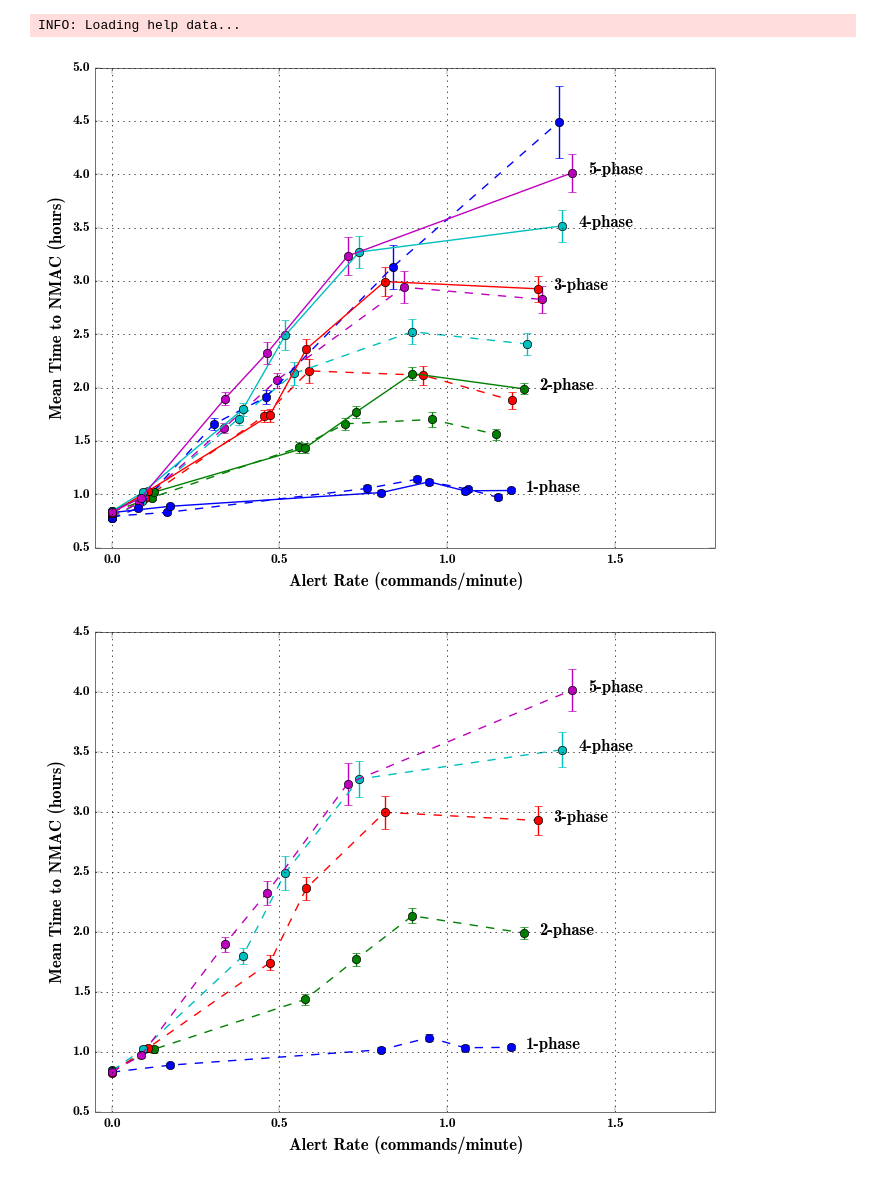
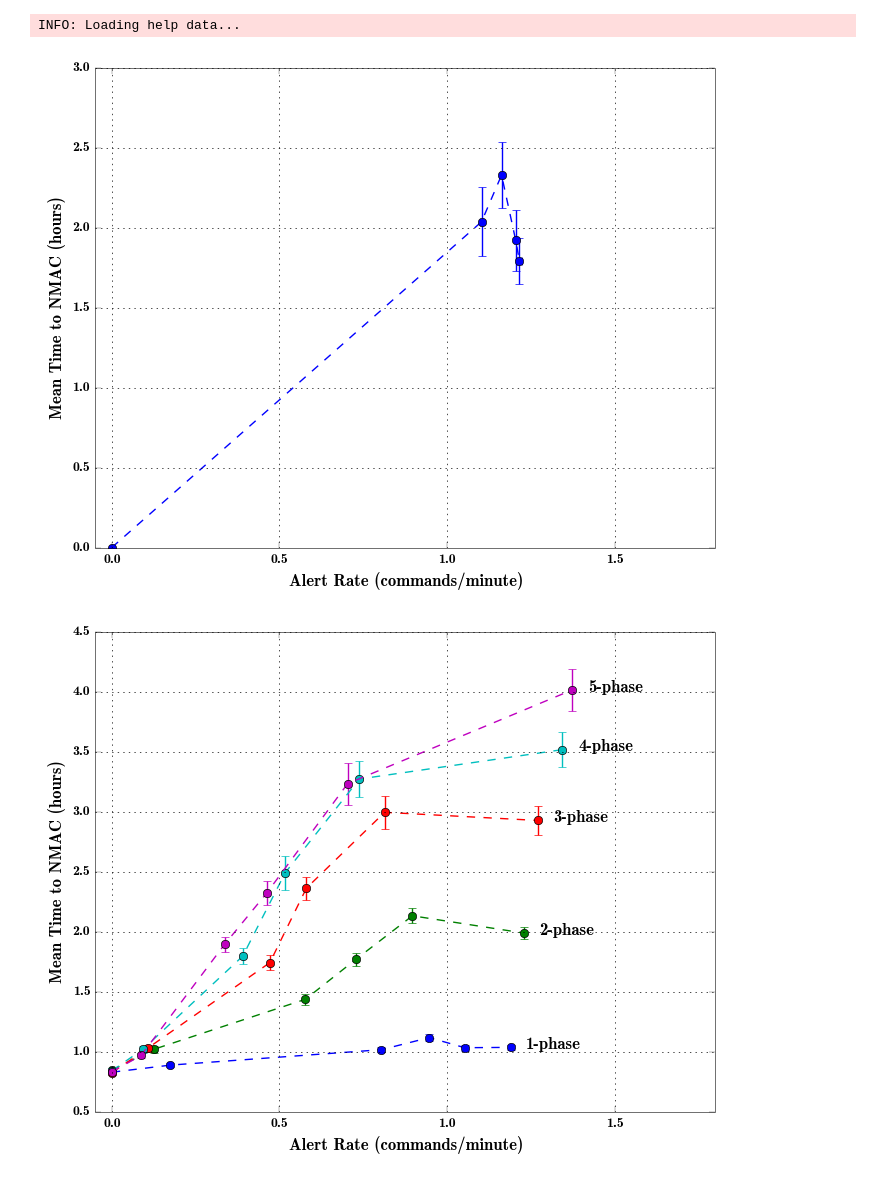
Before and after one commit to sisl/autoATC, a Jupyter notebook: CDC_3Dresults.ipynb, the cells around one changed output. Cells and saved outputs as stored; diff of their text form; code cells hidden in the pictures.

```diff
--- a/CDC_3Dresults.ipynb
+++ b/CDC_3Dresults.ipynb
@@ -38,14 +38,17 @@ N = size(data[1]["flightTimes"],3)
 # "flightTimes", flightTimes, "tTotals", tTotals, "nNMACcounts", nNMACcounts);
 # %%
 linestyle = ["--","-"]
-for (idx, policy_prefix) in enumerate(["greedyRandom_", ""])
+for (idx, policy_prefix) in enumerate([""])
     gca()[:set_color_cycle](["b","g", "r","c","m"])
 
-    if idx == 1
-        data = {load("./results/"*policy_prefix*"new_3DSimResults_n"*string(n)*".jld") for n in 1:6};
-    else
-        data = {load("./results/"*policy_prefix*"new_3DSimResults_n"*string(n)*".jld") for n in 1:5};
-    end
+#     if idx == 1
+#         data = {load("./results/"*policy_prefix*"new_3DSimResults_n"*string(n)*".jld") for n in 1:6};
+#     else
+#         data = {load("./results/"*policy_prefix*"new_3DSimResults_n"*string(n)*".jld") for n in 1:5};
+#     end
+
+    data = {load("./results/mcts_simResults_n"*string(n)*".jld") for n in [4]};
+
     # for n in 1:5
     #     push!(data, load("./results/steadystate_3DSimResults_n"*string(n)*".jld"))
     # end
@@ -53,7 +56,6 @@ for (idx, policy_prefix) in enumerate(["greedyRandom_", ""])
 
     nBetas = size(data[1]["flightTimes"],1)
     N = size(data[1]["flightTimes"],3)
-
 
     nmac_stats = zeros(nBetas+1, 2) #mean and std
     alert_stats = similar(nmac_stats)
@@ -66,6 +68,10 @@ for (idx, policy_prefix) in enumerate(["greedyRandom_", ""])
             atcIdx = 1
             betaIdx = b
             if b > nBetas
+                if size(data[1]["flightTimes"],2) == 1
+                    #did not run silent ATC...
+                    continue
+                end
                 atcIdx = 2 #Silent ATC
                 betaIdx = 1
             end
@@ -86,34 +92,34 @@ for (idx, policy_prefix) in enumerate(["greedyRandom_", ""])
 
     #     xerrL = alert_stats[:,2] - alert_stats[:,3]
     #     xerrR = alert_stats[:,4] - alert_stats[:,3]
 
     #     yerrL = ft_stats[:,2] - ft_stats[:,3]
     #     yerrR = ft_stats[:,4] - ft_stats[:,3]
         xerrL = alert_stats[:,2]/sqrt(N)
         xerrR = alert_stats[:,2]/sqrt(N)
         yerrL = nmac_stats[:,2]/sqrt(N)
         yerrR = nmac_stats[:,2]/sqrt(N)
 
         PyPlot.errorbar(alert_stats[:, 1], nmac_stats[:, 1],
         xerr = [xerrL xerrR ]',  marker="o", linestyle = linestyle[idx], yerr = [yerrL yerrR]')
 
         if(idx > 1)
             plt.text(alert_stats[end, 1]+.05, nmac_stats[end, 1]-.01,  string(phaseNums[n])*"-phase")
         end
     end
     #PyPlot.ylim([0, 1.5])
     PyPlot.xlim([-0.05, 1.8])
     PyPlot.grid("on")
     PyPlot.xlabel("Alert Rate (commands/minute)")
     PyPlot.ylabel("Mean Time to NMAC (hours)")
 
 end
 
 
 #PyPlot.legend([string(n)*"-phase" for n in 1:length(data)], bbox_to_anchor=(0.74, 1.), loc = 9, ncol=2, numpoints=1)
 #plt.savefig("./results/CTMDP_MeanTimetoNMAC_VS_alert_rates_RandomGreedy.pdf", bbox_inches="tight")
 # %% [output]
-[figure, old version]
+[figure, new version]
 # %%
 nmac_stats = zeros(nBetas+1, 2) #mean and std
 alert_stats = similar(nmac_stats)
```
Also changed, not shown: 7 other files.
